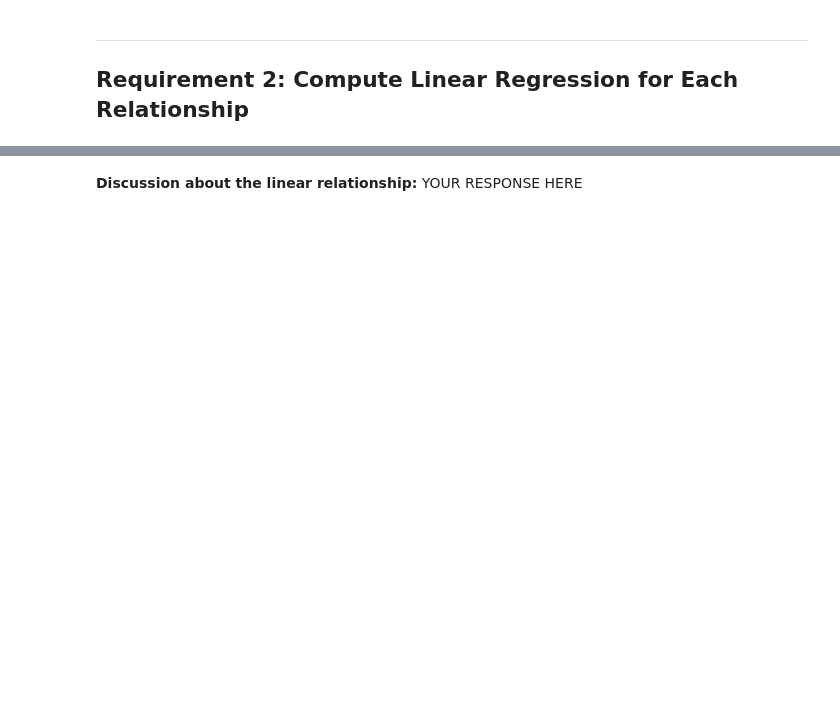
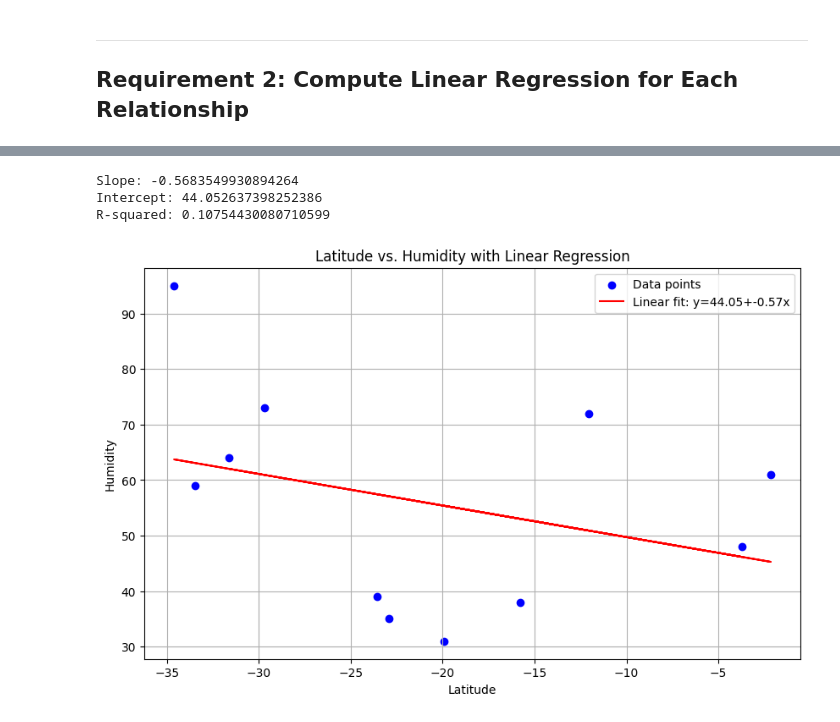
Before and after one commit to aparajita-code/python-api-challenge, a Jupyter notebook: WeatherPy/WeatherPy.ipynb, the cells around one changed output, grey strips where cells are left out. Saved outputs shown, nothing was run; the diff lists cells and outputs as text; code cells hidden in the pictures; blank space fills up the shorter version.

Commit message:
cleaned up and refreshed solution before adding the  Text analysis

```diff
--- a/WeatherPy/WeatherPy.ipynb
+++ b/WeatherPy/WeatherPy.ipynb
@@ -781,2 +695,27 @@ The r^2-value is: 0.06495869418886388
-# %% [markdown]
-**Discussion about the linear relationship:** YOUR RESPONSE HERE
+# %%
+#Southern Hemisphere (linear regression)- Latitude Vs Humidity
+# Perform linear regression
+slope, intercept, r_value, p_value, std_err = linregress(filtered_southern_hemisphere_cities['lat'], filtered_southern_hemisphere_cities['humidity'])
+
+# Print regression results
+print(f"Slope: {slope}")
+print(f"Intercept: {intercept}")
+print(f"R-squared: {r_value**2}")
+
+# Create scatter plot with regression line using matplotlib
+plt.figure(figsize=(10, 6))
+plt.scatter(filtered_southern_hemisphere_cities['lat'], filtered_southern_hemisphere_cities['humidity'], color='blue', label='Data points')
+plt.plot(filtered_southern_hemisphere_cities['lat'], intercept + slope * filtered_southern_hemisphere_cities['lat'], 'r', label=f'Linear fit: y={intercept:.2f}+{slope:.2f}x')
+plt.xlabel('Latitude')
+plt.ylabel('Humidity')
+plt.title('Latitude vs. Humidity with Linear Regression')
+plt.legend()
+plt.grid(True)
+plt.savefig("solution11.png")
+plt.show()
+from scipy.stats import linregress
+# %% [output]
+Slope: -0.5683549930894264
+Intercept: 44.052637398252386
+R-squared: 0.10754430080710599
+[figure, added]
```
Also changed, not shown: parts of 41 cells of this notebook, 15 other files.
